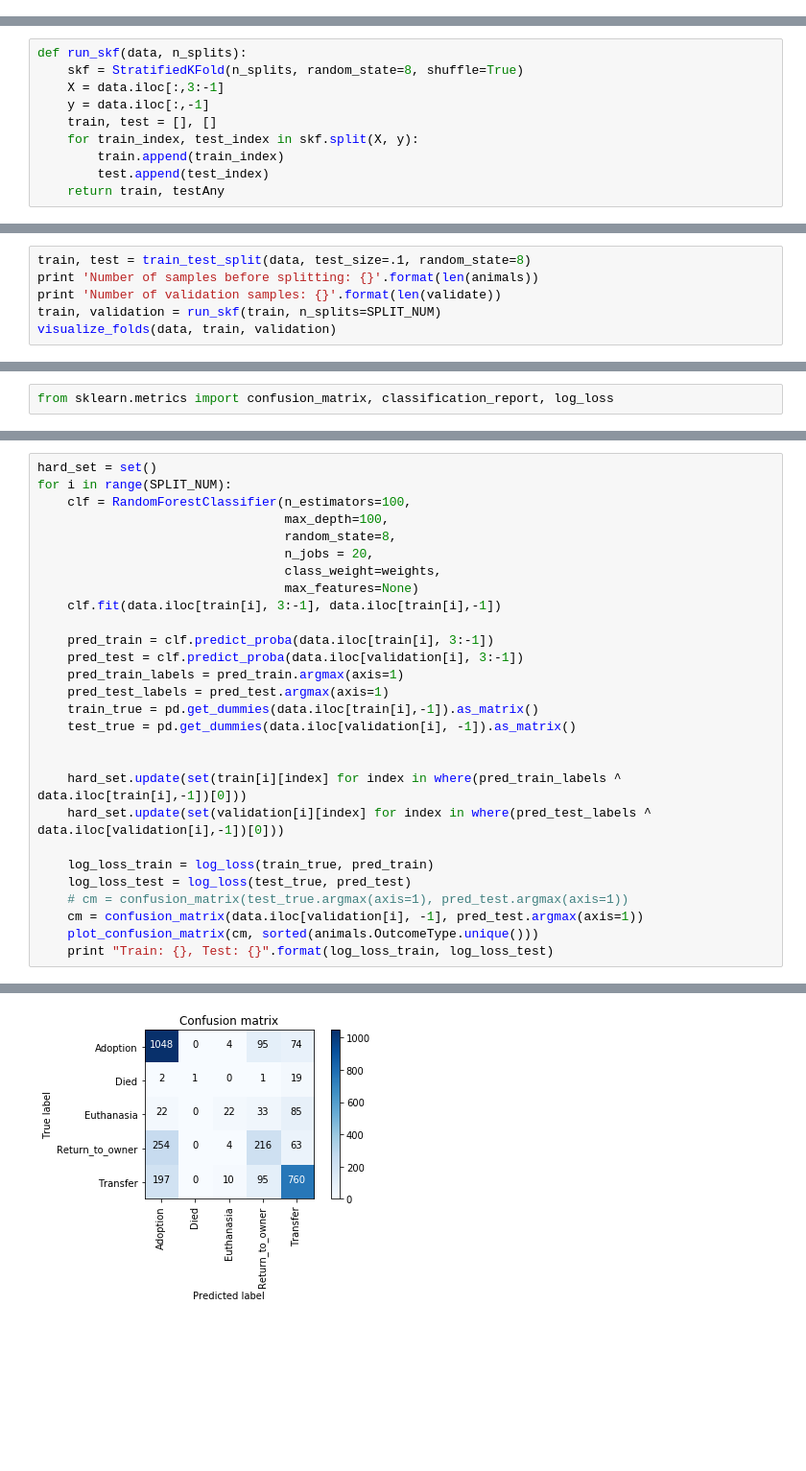
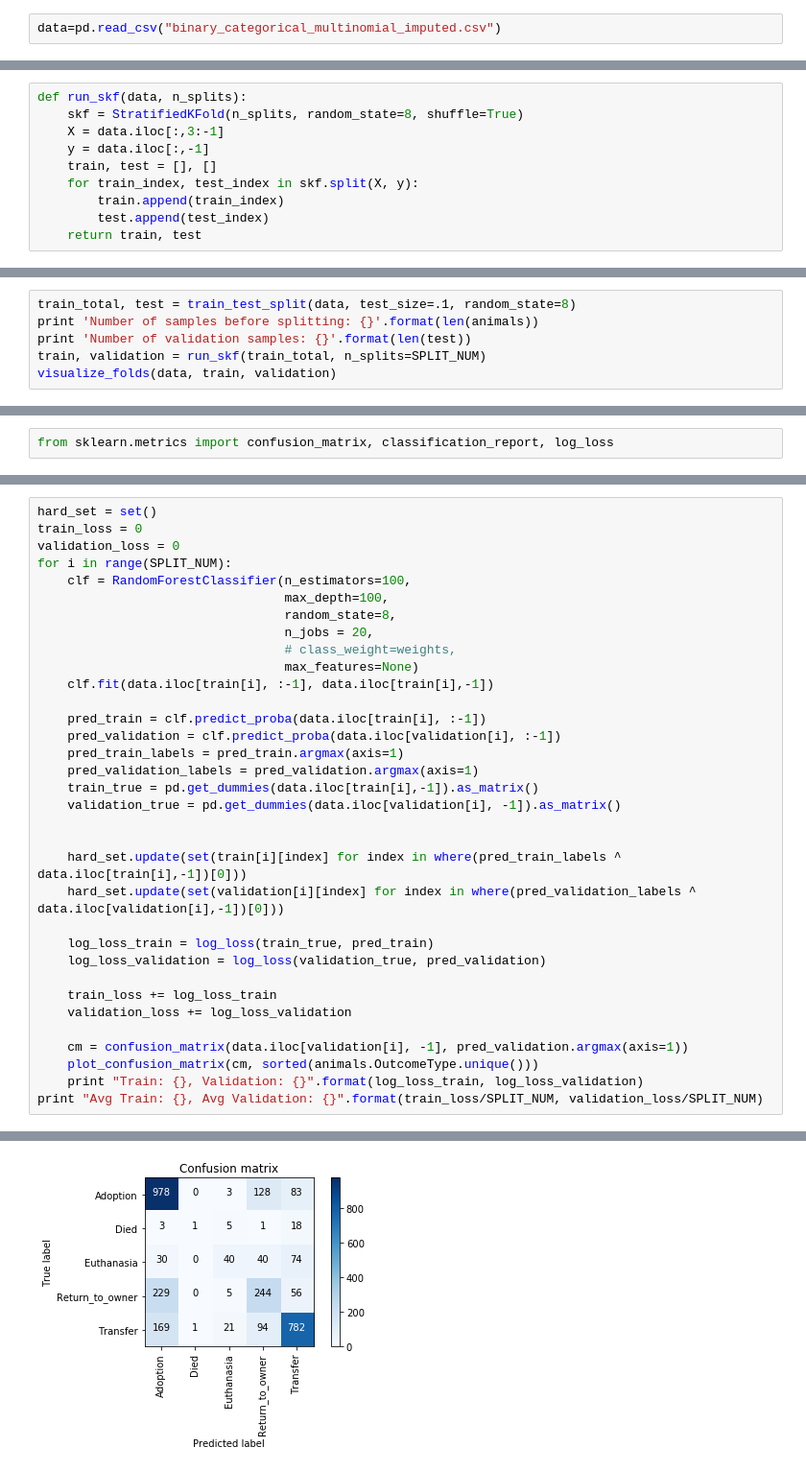
Before and after one commit to mspinelli/animal_shelter, a Jupyter notebook: DataExplore.ipynb, the cells around one changed output, grey strips where cells are left out. Shown: that part at 96% size. Cells and saved outputs as stored; diff of their text form; blank space fills up the shorter version.

```diff
--- a/DataExplore.ipynb
+++ b/DataExplore.ipynb
@@ -792,3 +713,5 @@ data = pd.read_csv("binary_categorical.csv")
 data["Ordinal_Outcome"] = pd.Categorical(animals.OutcomeType).codes
 # %% [markdown]
 ## Start training
+# %%
+data=pd.read_csv("binary_categorical_multinomial_imputed.csv")
@@ -805,7 +738,7 @@ def run_skf(data, n_splits):
     for train_index, test_index in skf.split(X, y):
         train.append(train_index)
         test.append(test_index)
-    return train, testAny
+    return train, test
 # %% [raw]
 def visualize_folds(data, train, test):
     print 'Number of training samples: {}\n'.format(len(train[0]))
@@ -832,8 +767,8 @@ def visualize_folds(data, train, test):
 # %%
-train, test = train_test_split(data, test_size=.1, random_state=8)
+train_total, test = train_test_split(data, test_size=.1, random_state=8)
 print 'Number of samples before splitting: {}'.format(len(animals))
-print 'Number of validation samples: {}'.format(len(validate))
-train, validation = run_skf(train, n_splits=SPLIT_NUM)
+print 'Number of validation samples: {}'.format(len(test))
+train, validation = run_skf(train_total, n_splits=SPLIT_NUM)
 visualize_folds(data, train, validation)
 # %% [output]
 Number of samples before splitting: 26729
@@ -898,29 +843,35 @@ def plot_confusion_matrix(cm, classes,
 # %%
 hard_set = set()
+train_loss = 0
+validation_loss = 0
 for i in range(SPLIT_NUM):
     clf = RandomForestClassifier(n_estimators=100,
                                  max_depth=100,
                                  random_state=8,
                                  n_jobs = 20,
-                                 class_weight=weights,
+                                 # class_weight=weights,
                                  max_features=None)
-    clf.fit(data.iloc[train[i], 3:-1], data.iloc[train[i],-1])
+    clf.fit(data.iloc[train[i], :-1], data.iloc[train[i],-1])
 
-    pred_train = clf.predict_proba(data.iloc[train[i], 3:-1])
-    pred_test = clf.predict_proba(data.iloc[validation[i], 3:-1])
+    pred_train = clf.predict_proba(data.iloc[train[i], :-1])
+    pred_validation = clf.predict_proba(data.iloc[validation[i], :-1])
     pred_train_labels = pred_train.argmax(axis=1)
-    pred_test_labels = pred_test.argmax(axis=1)
+    pred_validation_labels = pred_validation.argmax(axis=1)
     train_true = pd.get_dummies(data.iloc[train[i],-1]).as_matrix()
-    test_true = pd.get_dummies(data.iloc[validation[i], -1]).as_matrix()
+    validation_true = pd.get_dummies(data.iloc[validation[i], -1]).as_matrix()
 
 
     hard_set.update(set(train[i][index] for index in where(pred_train_labels ^ data.iloc[train[i],-1])[0]))
-    hard_set.update(set(validation[i][index] for index in where(pred_test_labels ^ data.iloc[validation[i],-1])[0]))
+    hard_set.update(set(validation[i][index] for index in where(pred_validation_labels ^ data.iloc[validation[i],-1])[0]))
 
     log_loss_train = log_loss(train_true, pred_train)
-    log_loss_test = log_loss(test_true, pred_test)
-    # cm = confusion_matrix(test_true.argmax(axis=1), pred_test.argmax(axis=1))
-    cm = confusion_matrix(data.iloc[validation[i], -1], pred_test.argmax(axis=1))
+    log_loss_validation = log_loss(validation_true, pred_validation)
+
+    train_loss += log_loss_train
+    validation_loss += log_loss_validation
+
+    cm = confusion_matrix(data.iloc[validation[i], -1], pred_validation.argmax(axis=1))
     plot_confusion_matrix(cm, sorted(animals.OutcomeType.unique()))
-    print "Train: {}, Test: {}".format(log_loss_train, log_loss_test)
+    print "Train: {}, Validation: {}".format(log_loss_train, log_loss_validation)
+print "Avg Train: {}, Avg Validation: {}".format(train_loss/SPLIT_NUM, validation_loss/SPLIT_NUM)
 # %% [output]
@@ -940 +892 @@ Train: 0.185540301668, Test: 0.850323361116
-[figure, old version]
+[figure, new version]
```
Also changed, not shown: parts of 47 cells of this notebook, 1 other file.
